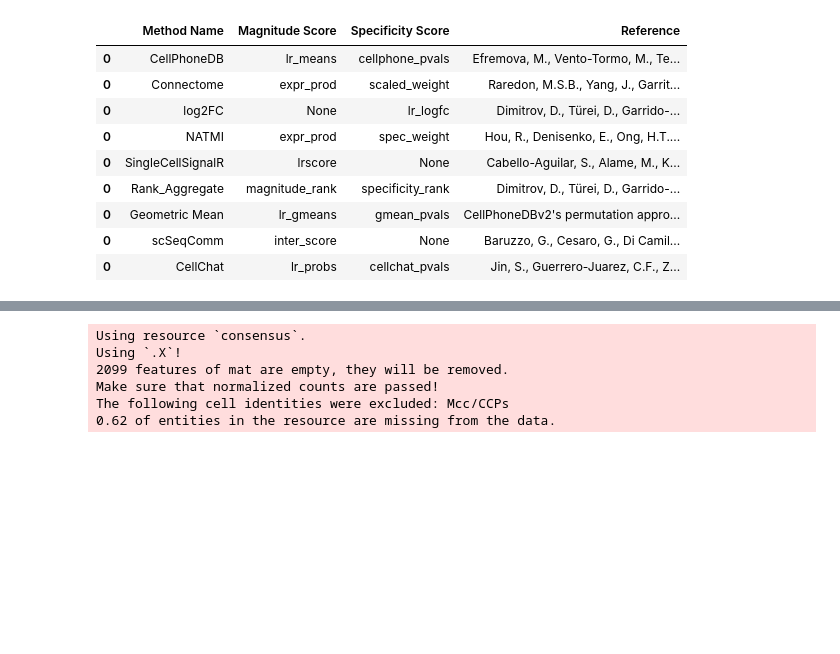
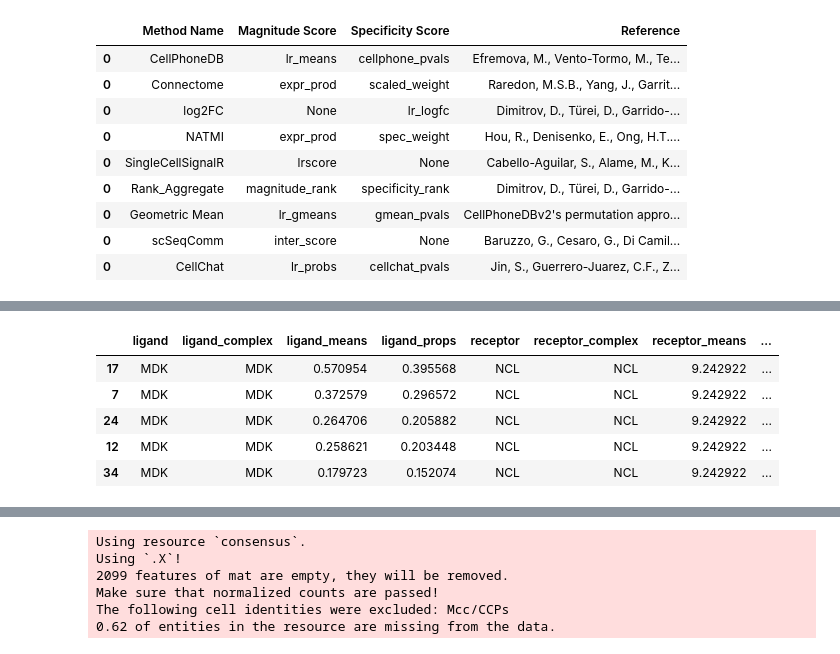
Before and after one commit to Sedzinski-Lab/scRNAdata, a Jupyter notebook: liana.ipynb, the cells around one changed output, grey strips where cells are left out. Cells and saved outputs as stored; diff of their text form; code cells hidden in the pictures; blank space fills up the shorter version.

```diff
--- a/liana.ipynb
+++ b/liana.ipynb
@@ -75,0 +78,9 @@ Generating ligand-receptor stats for 5217 samples and 560 features
+# %%
+adata_st22.uns["cpdb_res"].head()
+# %% [output]
+|  | ligand | ligand_complex | ligand_means | ligand_props | receptor | receptor_complex | receptor_means | ... |
+| 17 | MDK | MDK | 0.570954 | 0.395568 | NCL | NCL | 9.242922 | ... |
+| 7 | MDK | MDK | 0.372579 | 0.296572 | NCL | NCL | 9.242922 | ... |
+| 24 | MDK | MDK | 0.264706 | 0.205882 | NCL | NCL | 9.242922 | ... |
+| 12 | MDK | MDK | 0.258621 | 0.203448 | NCL | NCL | 9.242922 | ... |
+| 34 | MDK | MDK | 0.179723 | 0.152074 | NCL | NCL | 9.242922 | ... |
```
Also changed, not shown: parts of 5 cells of this notebook.
